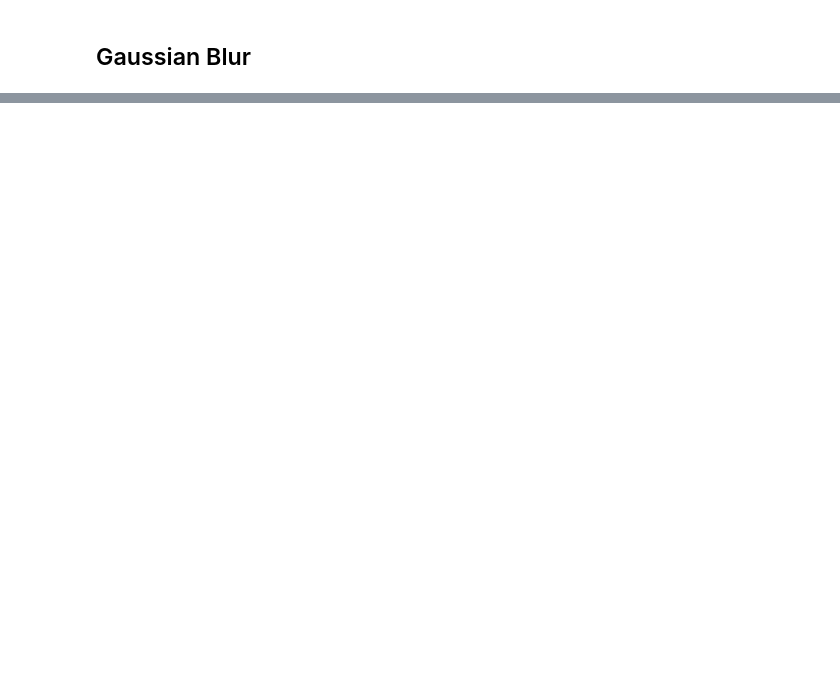
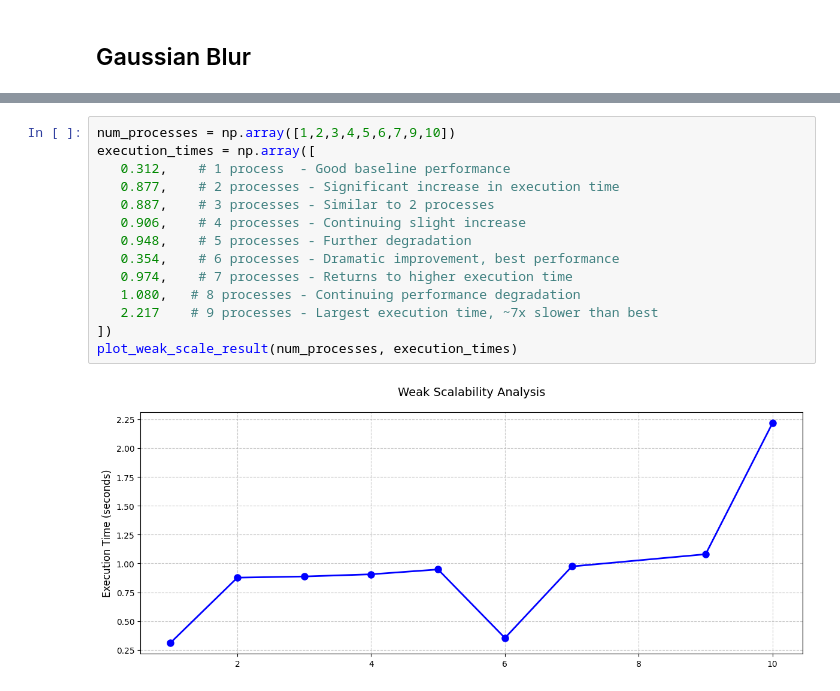
Before and after one commit to joseph280996/PHPC-Project, a Jupyter notebook: src/main.ipynb, the cells around one changed output, grey strips where cells are left out. Drawn from its saved outputs; the diff is of its cells as text; blank space fills up the shorter version.

```diff
--- a/src/main.ipynb
+++ b/src/main.ipynb
@@ -154,0 +325,16 @@ num_threads = np.array([
+# %%
+num_processes = np.array([1,2,3,4,5,6,7,9,10])
+execution_times = np.array([
+   0.312,    # 1 process  - Good baseline performance
+   0.877,    # 2 processes - Significant increase in execution time
+   0.887,    # 3 processes - Similar to 2 processes
+   0.906,    # 4 processes - Continuing slight increase
+   0.948,    # 5 processes - Further degradation
+   0.354,    # 6 processes - Dramatic improvement, best performance
+   0.974,    # 7 processes - Returns to higher execution time
+   1.080,   # 8 processes - Continuing performance degradation
+   2.217    # 9 processes - Largest execution time, ~7x slower than best
+])
+plot_weak_scale_result(num_processes, execution_times)
+# %% [output]
+[figure, added]
```
Also changed, not shown: parts of 10 cells of this notebook, 57 other files.
